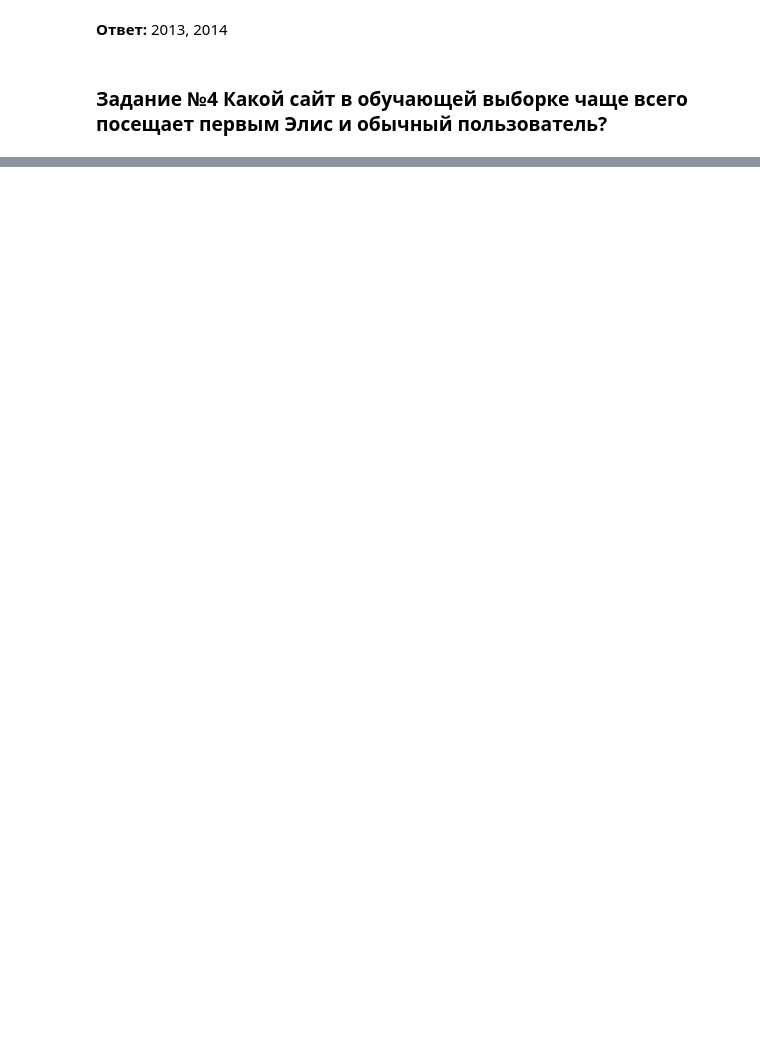
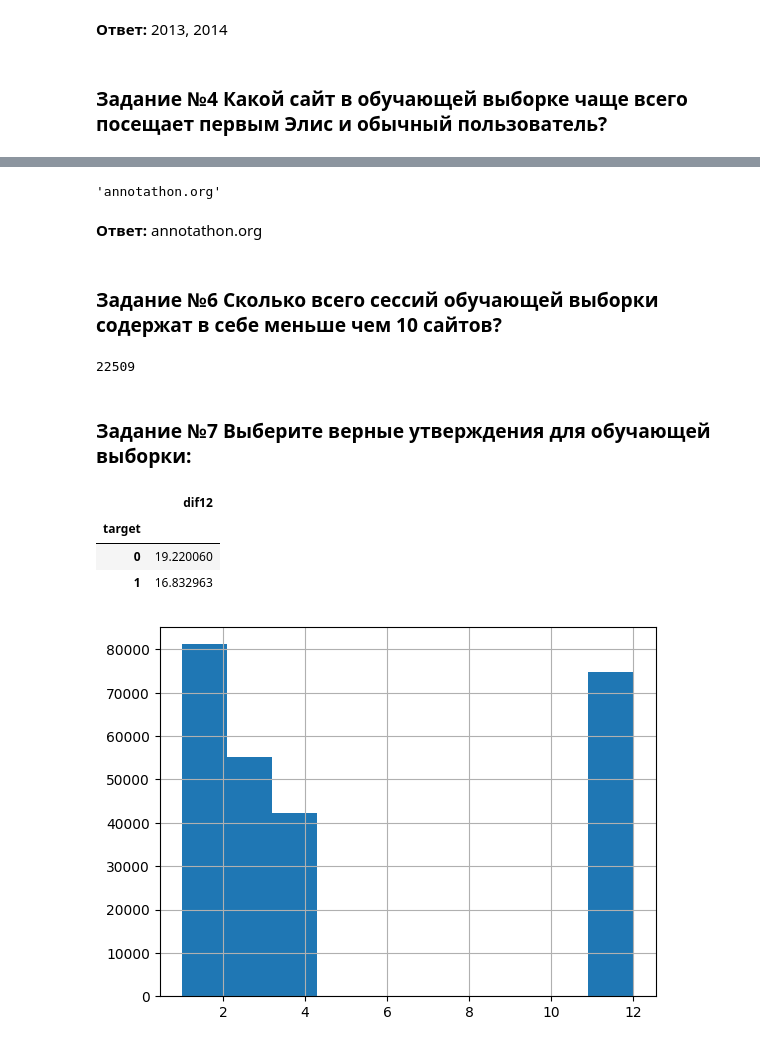
Before and after one commit to Zetis659/NEW_mlcourse.ai, a Jupyter notebook: Lessons/Linear_model(alice)/alice-baseline1.ipynb, the cells around one changed output, grey strips where cells are left out. Drawn from its saved outputs; the diff is of its cells as text; code cells hidden in the pictures; blank space fills up the shorter version.

```diff
--- a/Lessons/Linear_model(alice)/alice-baseline1.ipynb
+++ b/Lessons/Linear_model(alice)/alice-baseline1.ipynb
@@ -584,0 +626,31 @@ train_df
+# %%
+new_dict[782]  # Второй по посещаемости сайт среди всех в 2014 году (77039 посещений)
+# %% [output]
+'annotathon.org'
+# %% [markdown]
+**Ответ:** annotathon.org
+# %% [markdown]
+### Задание №6 Сколько всего сессий обучающей выборки содержат в себе меньше чем 10 сайтов?
+# %%
+(train_df[sites]==0).any(axis=1).sum()
+# %% [output]
+22509
+# %% [markdown]
+### Задание №7 Выберите верные утверждения для обучающей выборки:
+# %%
+tr_ch = train_df.reset_index()  # train_df БЕЗ индекса сессии в начале
+# %%
+# В среднем Элис проводит меньше времени на первой странице, чем другие пользователи ДА
+tr_ch['dif12'] = (train_df['time2'] - train_df['time1']).dt.seconds
+tr_ch.groupby('target').agg({'dif12': 'mean'})
+# %% [output]
+|  | dif12 |
+| target |  |
+| 0 | 19.220060 |
+| 1 | 16.832963 |
+# %%
+# Лето является самым малоактивным временем года вообще ДА
+tr_ch['time1'].dt.month.hist()  # Вся активность
+plt.show()
+# %% [output]
+[figure, added]
```
Also changed, not shown: parts of 41 cells of this notebook.
